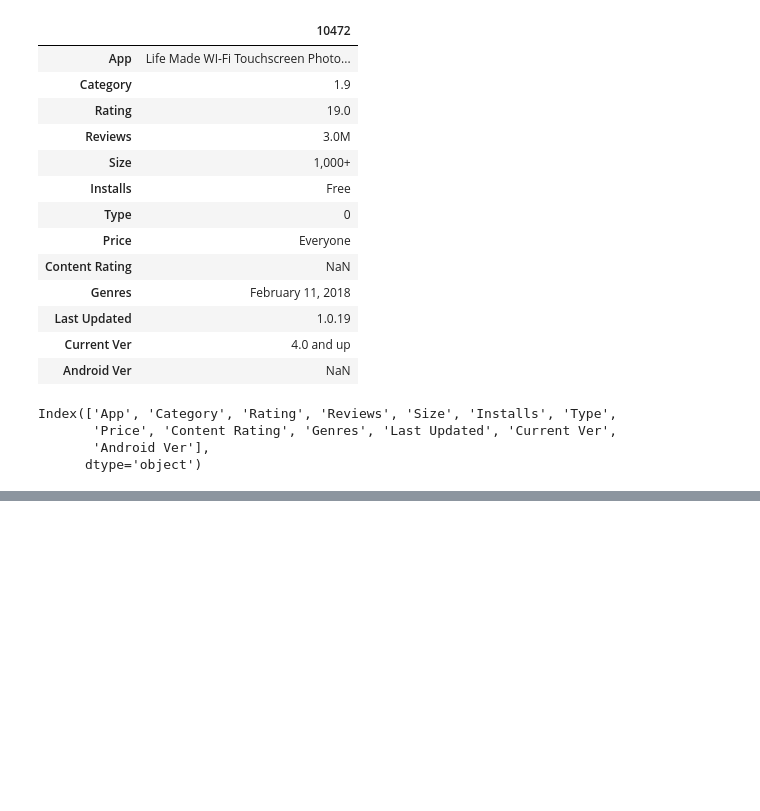
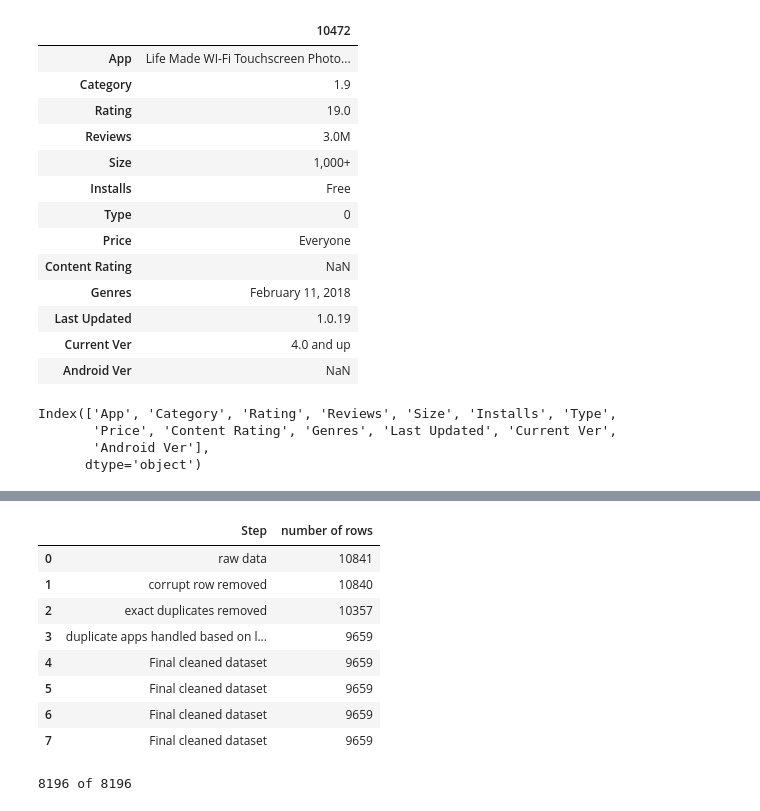
Before and after one commit to phuntshonima/CSA202--Google-play-store-apps-analysis, a Jupyter notebook: Project.ipynb, the cells around one changed output, grey strips where cells are left out. Cells and saved outputs as stored; diff of their text form; code cells hidden in the pictures; blank space fills up the shorter version.

Commit message:
Final cleaned dataset first draft

```diff
--- a/Project.ipynb
+++ b/Project.ipynb
@@ -201,0 +288,4 @@ Index(['App', 'Category', 'Rating', 'Reviews', 'Size', 'Installs', 'Type',
+# %%
+df = df.drop_duplicates()
+log.append(("exact duplicates removed", len(df)))
+len(df)
@@ -201,0 +294,4 @@ Index(['App', 'Category', 'Rating', 'Reviews', 'Size', 'Installs', 'Type',
+# %%
+df = (df.sort_values(["Last Updated", "Reviews"], ascending = False).drop_duplicates(subset = "App", keep = "first"))
+log.append(("duplicate apps handled based on last updated", len(df)))
+pd.DataFrame(log, columns=["step", "Number of rows"])
@@ -201,0 +335,3 @@ Index(['App', 'Category', 'Rating', 'Reviews', 'Size', 'Installs', 'Type',
+# %%
+df.loc[df["Type"].isna(), "Type"] = "Free" #setting the value of where the row is nan in Type column
+df["Type"].value_counts()
@@ -201,0 +362,11 @@ Index(['App', 'Category', 'Rating', 'Reviews', 'Size', 'Installs', 'Type',
+# %%
+df["Size_Varies"] = df["Size"] == "Varies with device"
+size_median = df["Size_MB"].median()
+print("median used for fill:", size_median)
+
+df["Size_MB_Filled"] = df["Size_MB"].fillna(size_median)
+
+print(df["Size_Varies"].sum())
+print(df["Size_MB"].isna().sum())
+print(df["Size_MB_Filled"].isna().sum())
+df.shape
@@ -201,0 +426,16 @@ Index(['App', 'Category', 'Rating', 'Reviews', 'Size', 'Installs', 'Type',
+# %%
+log.append(("Final cleaned dataset", len(df)))
+display(pd.DataFrame(log,columns = ["Step", "number of rows"]))
+df.to_csv("googleplaystore_clean.csv", index = False)
+print(df["Rating"].between(1,5).sum(), "of", df["Rating"].notna().sum())
+# %% [output]
+|  | Step | number of rows |
+| 0 | raw data | 10841 |
+| 1 | corrupt row removed | 10840 |
+| 2 | exact duplicates removed | 10357 |
+| 3 | duplicate apps handled based on l... | 9659 |
+| 4 | Final cleaned dataset | 9659 |
+| 5 | Final cleaned dataset | 9659 |
+| 6 | Final cleaned dataset | 9659 |
+| 7 | Final cleaned dataset | 9659 |
+8196 of 8196
```
Also changed, not shown: parts of 19 cells of this notebook, 1 other file.
